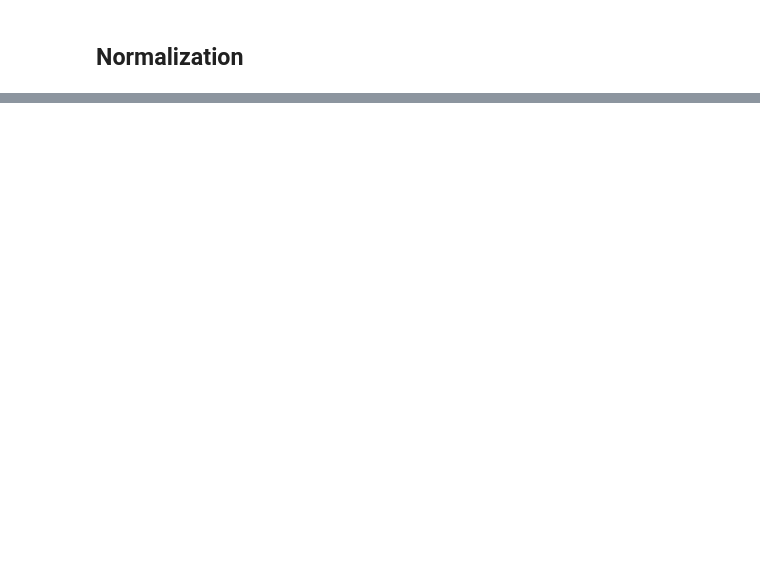
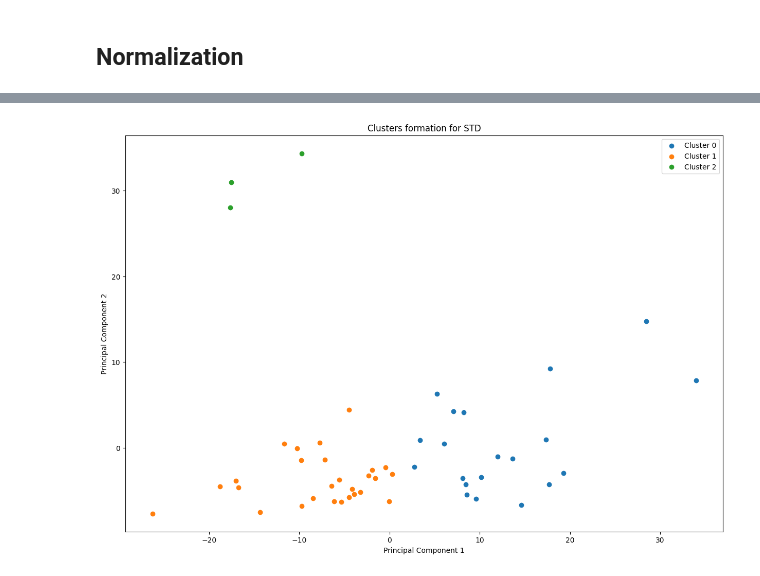
Before and after one commit to NirmalMJohn/DataScience_Project, a Jupyter notebook: Main_Forecasting.ipynb, the cells around one changed output, grey strips where cells are left out. Drawn from its saved outputs; the diff is of its cells as text; code cells hidden in the pictures; blank space fills up the shorter version.

```diff
--- a/Main_Forecasting.ipynb
+++ b/Main_Forecasting.ipynb
@@ -856,0 +1052,3 @@ plot_clusters(clustered_tou_df, kmeans_tou)
+# %%
+#Perform the PCA
+std_pca= perform_pca(std_hh_avg_pivoted_df)
@@ -856,0 +1106,3 @@ plot_clusters(clustered_tou_df, kmeans_tou)
+# %%
+# Perform Clustering with the optimal number of clusters
+std_pca_with_clusters = perform_clustering(std_pca, n_clusters=3)
@@ -856,0 +1121,5 @@ plot_clusters(clustered_tou_df, kmeans_tou)
+# %%
+# Plot clusters using the first two PCA components
+plot_clusters(std_pca_with_clusters, 'Clusters formation for STD')
+# %% [output]
+[figure, added]
```
Also changed, not shown: parts of 47 cells of this notebook.
